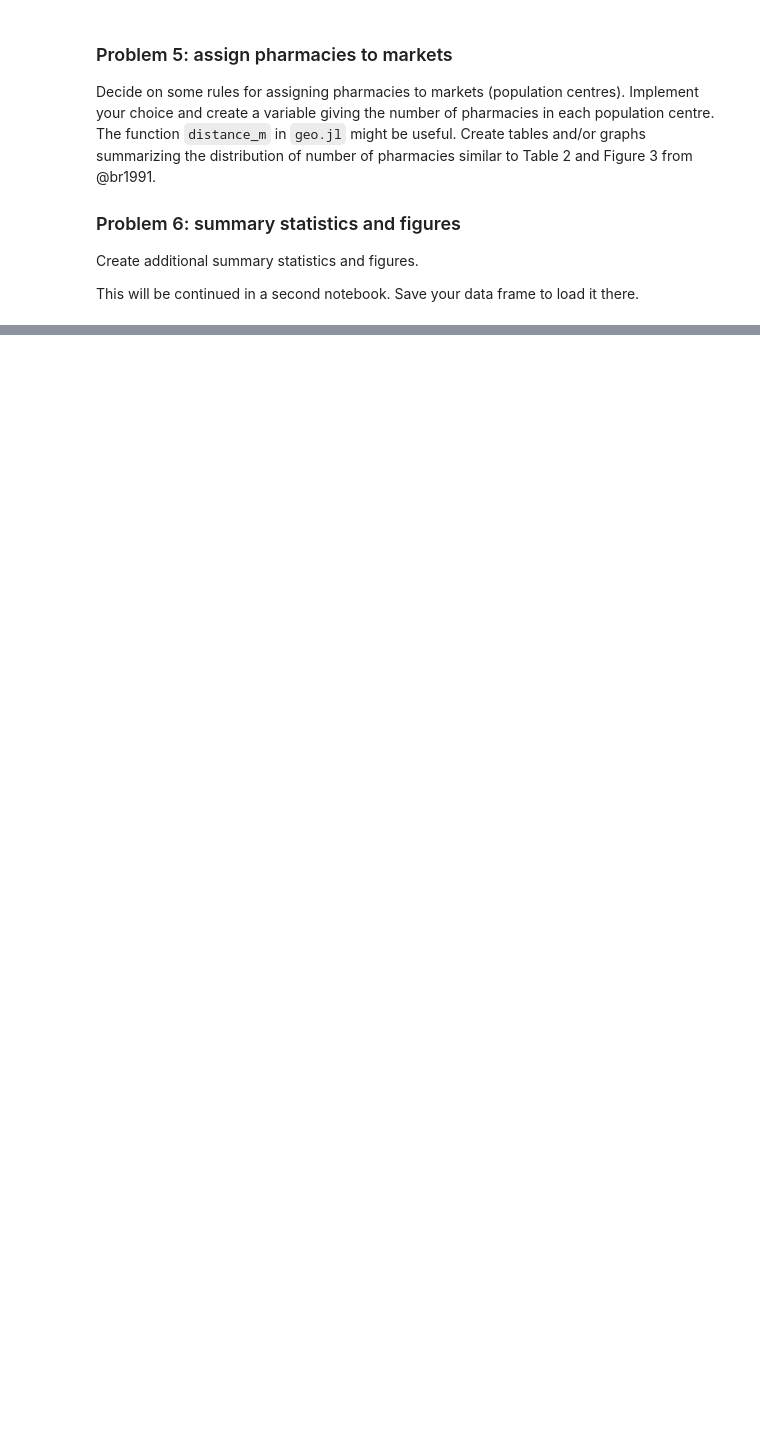
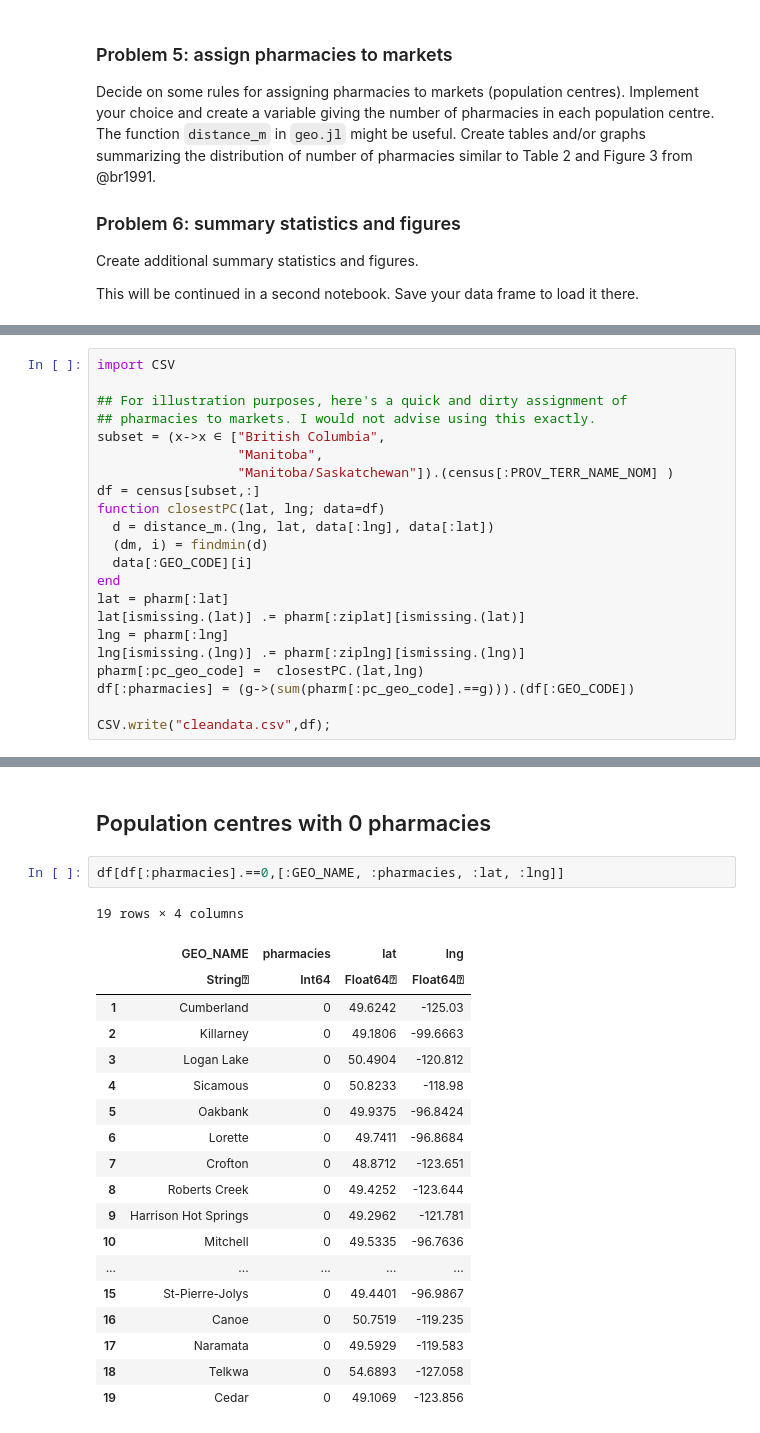
Before and after one commit to UBCECON567/PharmacyEntry, a Jupyter notebook: notebooks/pharmacyentry01-dataprep.ipynb, the cells around one changed output, grey strips where cells are left out. Cells and saved outputs as stored; diff of their text form; blank space fills up the shorter version.

Commit message:
Updated notebooks and removed Manifest.toml to fix a package version problem.
Continued working on part 2 of the assignment.

```diff
--- a/notebooks/pharmacyentry01-dataprep.ipynb
+++ b/notebooks/pharmacyentry01-dataprep.ipynb
@@ -428,0 +427,22 @@ CSV.write("cleandata.csv",df);
+# %%
+import CSV
+
+## For illustration purposes, here's a quick and dirty assignment of
+## pharmacies to markets. I would not advise using this exactly.
+subset = (x->x ∈ ["British Columbia",
+                  "Manitoba",
+                  "Manitoba/Saskatchewan"]).(census[:PROV_TERR_NAME_NOM] )
+df = census[subset,:]
+function closestPC(lat, lng; data=df)
+  d = distance_m.(lng, lat, data[:lng], data[:lat])
+  (dm, i) = findmin(d)
+  data[:GEO_CODE][i]
+end
+lat = pharm[:lat]
+lat[ismissing.(lat)] .= pharm[:ziplat][ismissing.(lat)]
+lng = pharm[:lng]
+lng[ismissing.(lng)] .= pharm[:ziplng][ismissing.(lng)]
+pharm[:pc_geo_code] =  closestPC.(lat,lng)
+df[:pharmacies] = (g->(sum(pharm[:pc_geo_code].==g))).(df[:GEO_CODE])
+
+CSV.write("cleandata.csv",df);
@@ -428,0 +473,24 @@ CSV.write("cleandata.csv",df);
+# %% [markdown]
+## Population centres with 0 pharmacies
+# %%
+df[df[:pharmacies].==0,[:GEO_NAME, :pharmacies, :lat, :lng]]
+# %% [output]
+19 rows × 4 columns
+|  | GEO_NAME | pharmacies | lat | lng |
+|  | String⍰ | Int64 | Float64⍰ | Float64⍰ |
+| 1 | Cumberland | 0 | 49.6242 | -125.03 |
+| 2 | Killarney | 0 | 49.1806 | -99.6663 |
+| 3 | Logan Lake | 0 | 50.4904 | -120.812 |
+| 4 | Sicamous | 0 | 50.8233 | -118.98 |
+| 5 | Oakbank | 0 | 49.9375 | -96.8424 |
+| 6 | Lorette | 0 | 49.7411 | -96.8684 |
+| 7 | Crofton | 0 | 48.8712 | -123.651 |
+| 8 | Roberts Creek | 0 | 49.4252 | -123.644 |
+| 9 | Harrison Hot Springs | 0 | 49.2962 | -121.781 |
+| 10 | Mitchell | 0 | 49.5335 | -96.7636 |
+| ... | ... | ... | ... | ... |
+| 15 | St-Pierre-Jolys | 0 | 49.4401 | -96.9867 |
+| 16 | Canoe | 0 | 50.7519 | -119.235 |
+| 17 | Naramata | 0 | 49.5929 | -119.583 |
+| 18 | Telkwa | 0 | 54.6893 | -127.058 |
+| 19 | Cedar | 0 | 49.1069 | -123.856 |
```
Also changed, not shown: parts of 7 cells of this notebook, 9 other files.
